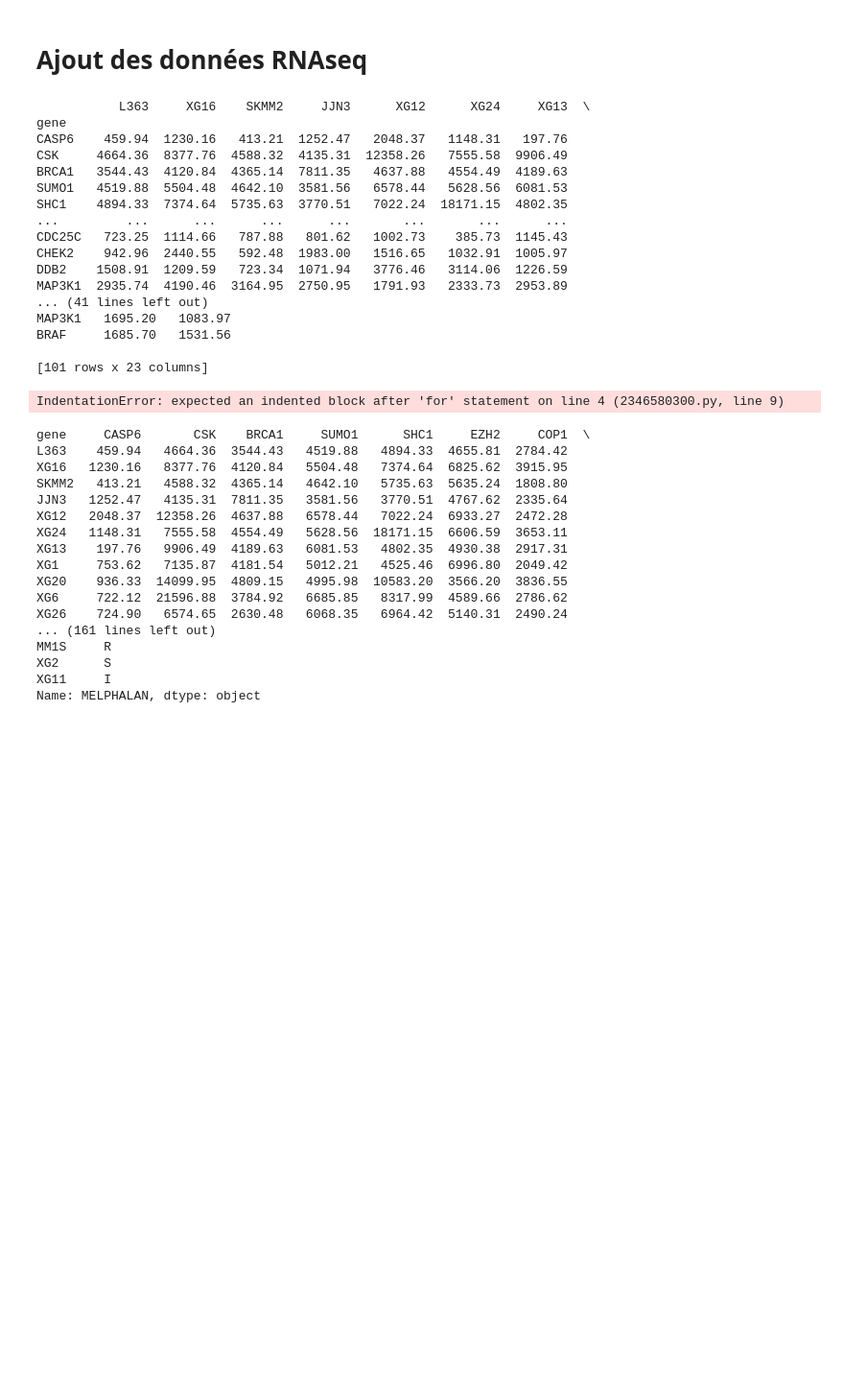
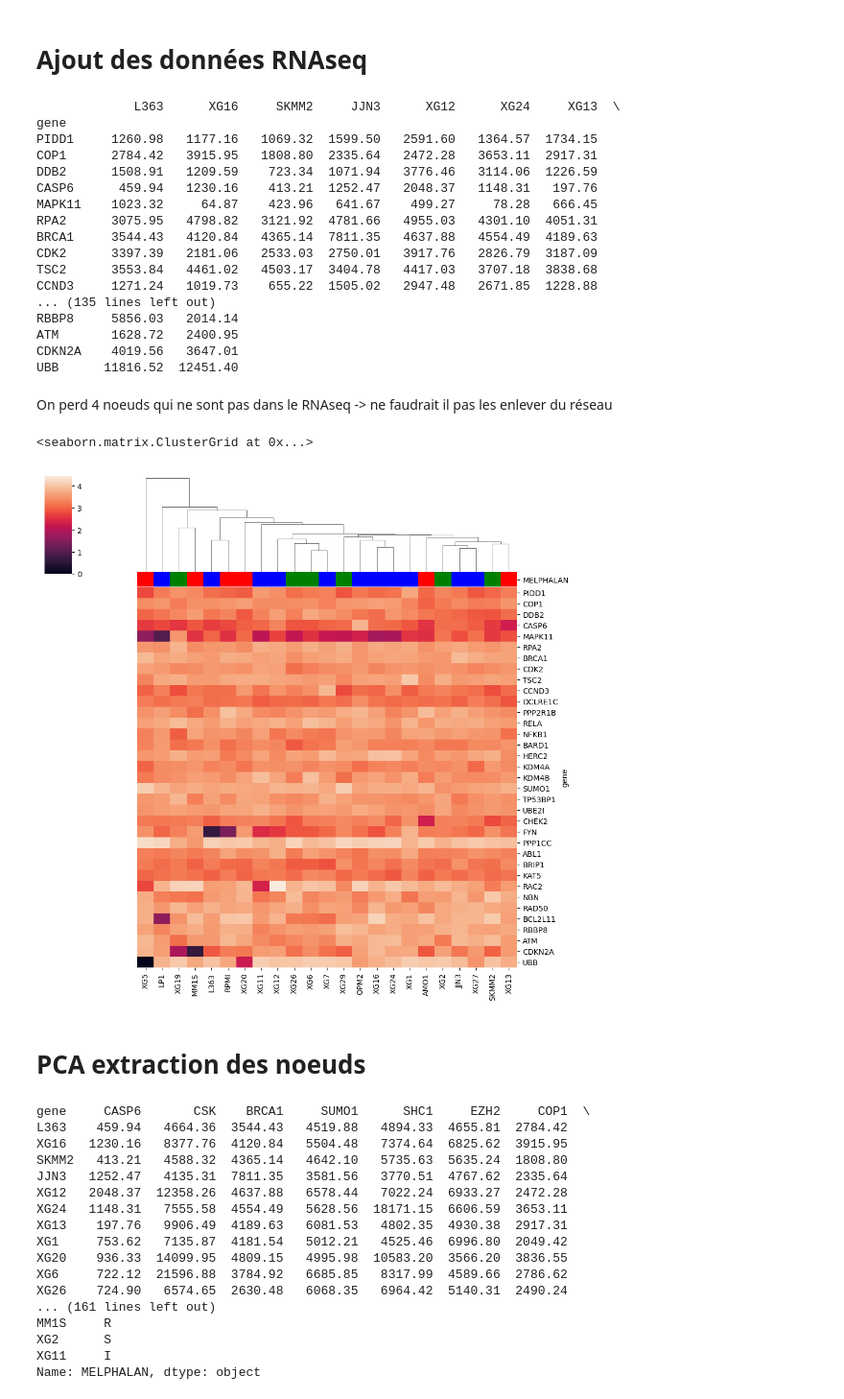
Before and after one commit to mbuffard/Projet_myelome, a Jupyter notebook: analyse_networks.ipynb, the cells around one changed output. Shown at 96% size. Drawn from its saved outputs; the diff is of its cells as text; code cells hidden in the pictures; blank space fills up the shorter version.

```diff
--- a/analyse_networks.ipynb
+++ b/analyse_networks.ipynb
@@ -499,63 +718,71 @@ BRAF       1    1     1     1     1    1    1     1     1    1     1
 <h1>Ajout des données RNAseq</h1>
 # %%
 transcriptome_df=pd.read_csv("/home/buffard/code/données_transcriptome/count.normalized_uniprot_mapped.csv",sep="\t")
-#clean nan value
+
 transcriptome_df=transcriptome_df.dropna(axis=0, how="any", subset=["uniprot"])
 import converter
 gene_list= []
 for uniprot in transcriptome_df["uniprot"].values:
     gene_list.append(converter.handler.to_symbol(uniprot))
 transcriptome_df['gene']=gene_list
-#print(transcriptome_df[["uniprot","gene"]])
+
 transcriptome_df=transcriptome_df.set_index('gene')
-transcriptome_df_melphalan=transcriptome_df.loc[:,list(union)]
-#print(transcriptome_df_melphalan)
-#print(transcriptome_df_melphalan.index.values())
-intersect_rna=set(melphalan).intersection(set(list(transcriptome_df_melphalan.index)))
+transcriptome_df_melphalan=transcriptome_df.loc[:,list(union)] # list CL S,R et I pour le melphalan
+
+intersect_rna=set(melphalan).intersection(set(list(transcriptome_df_melphalan.index))) #melphalan union S et R nodes
+
 #print(intersect_rna)
 
-transcriptome_df_melphalan=transcriptome_df_melphalan.loc[list(intersect_rna),:]
+#transcriptome_df_melphalan=transcriptome_df_melphalan.loc[list(intersect_rna),:]
+#alternative
+transcriptome_df_melphalan=transcriptome_df_melphalan.loc[df_melphalan_S["nodes"],:]
 #print(transcriptome_df_melphalan.dtypes)
 print(transcriptome_df_melphalan)
-transcriptome_df_melphalan=transcriptome_df_melphalan.replace(0,np.nan)
+transcriptome_df_melphalan=transcriptome_df_melphalan.replace(0,np.nan) #clean nan value
 # %% [output]
-           L363     XG16    SKMM2     JJN3      XG12      XG24     XG13  \
+             L363      XG16     SKMM2     JJN3      XG12      XG24     XG13  \
 gene
-CASP6    459.94  1230.16   413.21  1252.47   2048.37   1148.31   197.76
-CSK     4664.36  8377.76  4588.32  4135.31  12358.26   7555.58  9906.49
-BRCA1   3544.43  4120.84  4365.14  7811.35   4637.88   4554.49  4189.63
-SUMO1   4519.88  5504.48  4642.10  3581.56   6578.44   5628.56  6081.53
-SHC1    4894.33  7374.64  5735.63  3770.51   7022.24  18171.15  4802.35
-...         ...      ...      ...      ...       ...       ...      ...
-CDC25C   723.25  1114.66   787.88   801.62   1002.73    385.73  1145.43
-CHEK2    942.96  2440.55   592.48  1983.00   1516.65   1032.91  1005.97
-DDB2    1508.91  1209.59   723.34  1071.94   3776.46   3114.06  1226.59
-MAP3K1  2935.74  4190.46  3164.95  2750.95   1791.93   2333.73  2953.89
-... (41 lines left out)
-MAP3K1   1695.20   1083.97
-BRAF     1685.70   1531.56
-
-[101 rows x 23 columns]
+PIDD1     1260.98   1177.16   1069.32  1599.50   2591.60   1364.57  1734.15
+COP1      2784.42   3915.95   1808.80  2335.64   2472.28   3653.11  2917.31
+DDB2      1508.91   1209.59    723.34  1071.94   3776.46   3114.06  1226.59
+CASP6      459.94   1230.16    413.21  1252.47   2048.37   1148.31   197.76
+MAPK11    1023.32     64.87    423.96   641.67    499.27     78.28   666.45
+RPA2      3075.95   4798.82   3121.92  4781.66   4955.03   4301.10  4051.31
+BRCA1     3544.43   4120.84   4365.14  7811.35   4637.88   4554.49  4189.63
+CDK2      3397.39   2181.06   2533.03  2750.01   3917.76   2826.79  3187.09
+TSC2      3553.84   4461.02   4503.17  3404.78   4417.03   3707.18  3838.68
+CCND3     1271.24   1019.73    655.22  1505.02   2947.48   2671.85  1228.88
+... (135 lines left out)
+RBBP8     5856.03   2014.14
+ATM       1628.72   2400.95
+CDKN2A    4019.56   3647.01
+UBB      11816.52  12451.40
+# %% [markdown]
+On perd 4 noeuds qui ne sont pas dans le RNAseq -> ne faudrait il pas les enlever du réseau
 # %%
 go_terms=pd.read_csv("list_GO_DNA_damage_response.csv")
 # %%
 #print(transcriptome_df_melphalan[transcriptome_df_melphalan>8000])
 #print(union)
-
+transcriptome_df_melphalan_log=transcriptome_df_melphalan
 for CL in union:
-    #transcriptome_df_melphalan[CL]=np.log10(transcriptome_df_melphalan[CL])
+    transcriptome_df_melphalan_log[CL]=np.log10(transcriptome_df_melphalan[CL])
     #print(transcriptome_df_melphalan[CL])
     #print(CL)
 
-transcriptome_df_melphalan=transcriptome_df_melphalan.fillna(0)
-transcriptome_df_melphalan=transcriptome_df_melphalan.loc[list(go_terms.columns),:]
+transcriptome_df_melphalan_log=transcriptome_df_melphalan_log.fillna(0)
+#alternative filtre GO
+#transcriptome_df_melphalan_log=transcriptome_df_melphalan_log.loc[list(go_terms.columns),:]
 '''
 with pd.option_context('display.max_rows', None):
     display(transcriptome_df_melphalan)'''
-transcriptome_df_melphalan.to_csv("melpalan_nodes.csv")
-sns.clustermap((transcriptome_df_melphalan), col_colors=col_colors,row_cluster=False)
+transcriptome_df_melphalan_log.to_csv("melpalan_nodes.csv")
+sns.clustermap((transcriptome_df_melphalan_log), col_colors=col_colors,row_cluster=False)
 # %% [output]
-IndentationError: expected an indented block after 'for' statement on line 4 (2346580300.py, line 9)
+<seaborn.matrix.ClusterGrid at 0x...>
+[figure, added]
+# %% [markdown]
+<h1>PCA extraction des noeuds</h1>
 # %%
 import pandas as pd
 import numpy as np
```
Also changed, not shown: parts of 20 cells of this notebook.
